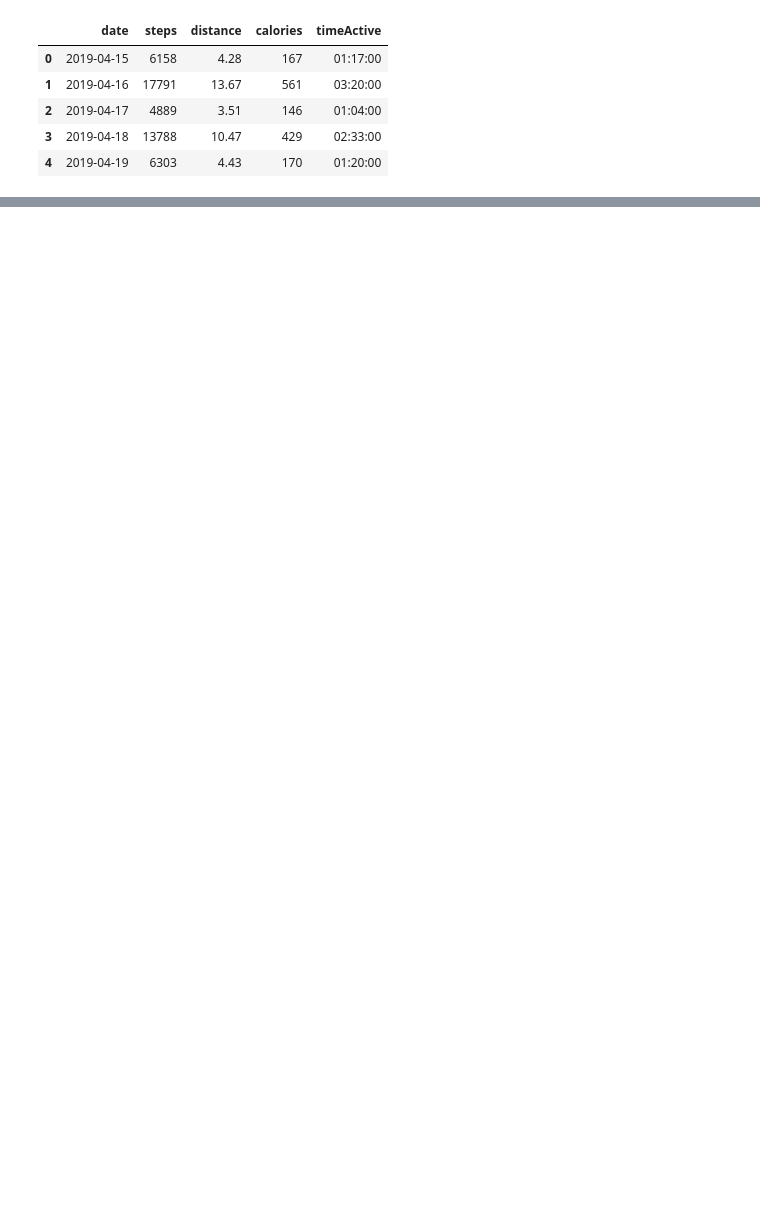
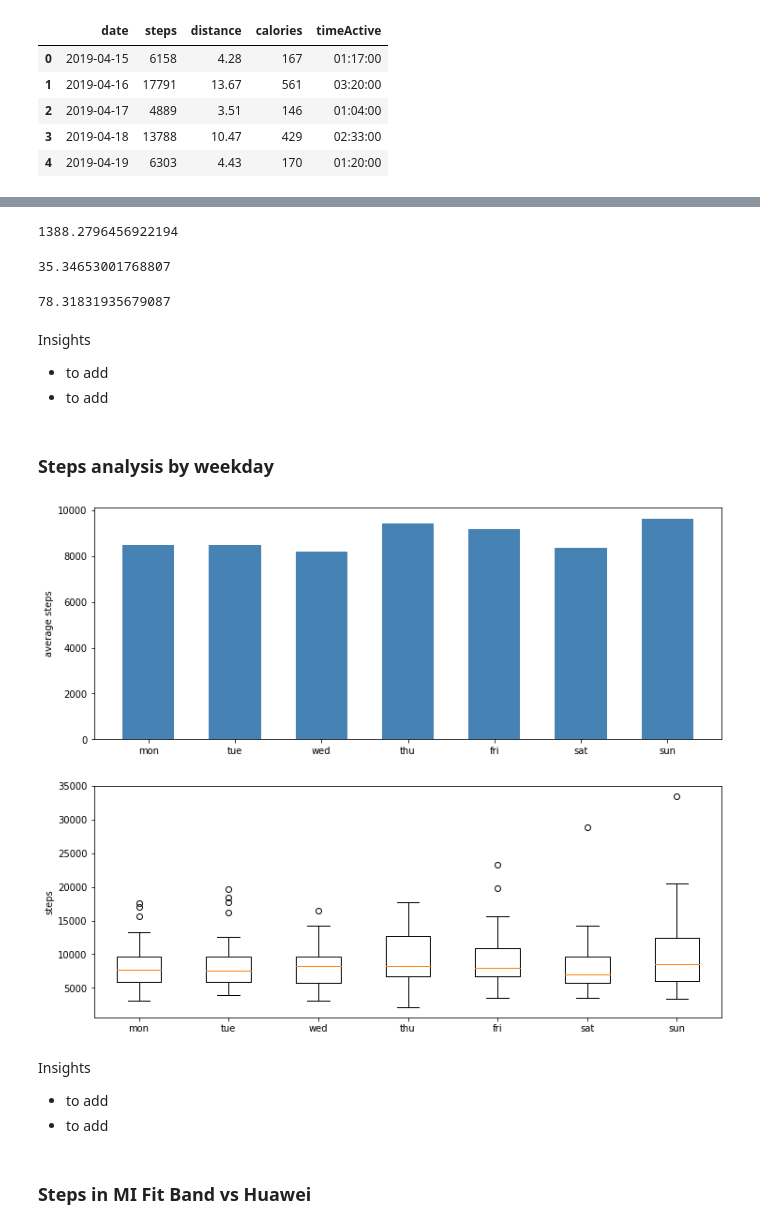
Before and after one commit to dariustamasauskas/MI-Fit-Band, a Jupyter notebook: Analysis/MI_Fit_Band.ipynb, the cells around one changed output, grey strips where cells are left out. Saved outputs shown, nothing was run; the diff lists cells and outputs as text; code cells hidden in the pictures; blank space fills up the shorter version.

```diff
--- a/Analysis/MI_Fit_Band.ipynb
+++ b/Analysis/MI_Fit_Band.ipynb
@@ -23,0 +112,53 @@ activity_data.head()
+# %%
+activity_data['steps'].mean() / activity_data['distance'].mean()
+# %% [output]
+1388.2796456922194
+# %%
+activity_data['steps'].mean() / activity_data['calories'].mean()
+# %% [output]
+35.34653001768807
+# %%
+activity_data['steps'].mean() / activity_data['minutes'].mean()
+# %% [output]
+78.31831935679087
+# %% [markdown]
+Insights
+- to add
+- to add
+# %% [markdown]
+### Steps analysis by weekday
+# %%
+fig, (ax1, ax2) = plt.subplots(2, 1, figsize=(12,10))
+
+activity_data['weekday'] = activity_data['date'].dt.dayofweek
+activity_data_weekday = activity_data.groupby(['weekday']).mean().reset_index()
+weekday_mapping = {0:'mon',1:'tue',2:'wed',3:'thu',4:'fri',5:'sat',6:'sun',}
+x1 = activity_data_weekday['weekday'].map(weekday_mapping)
+y1 = activity_data_weekday['steps']
+
+data_mon = np.array(activity_data['steps'][activity_data['weekday'] == 0])
+data_tue = np.array(activity_data['steps'][activity_data['weekday'] == 1])
+data_wed = np.array(activity_data['steps'][activity_data['weekday'] == 2])
+data_thu = np.array(activity_data['steps'][activity_data['weekday'] == 3])
+data_fri = np.array(activity_data['steps'][activity_data['weekday'] == 4])
+data_sat = np.array(activity_data['steps'][activity_data['weekday'] == 5])
+data_sun = np.array(activity_data['steps'][activity_data['weekday'] == 6])
+data = [data_mon, data_tue, data_wed, data_thu, data_fri, data_sat, data_sun]
+
+# creating bar chart for steps by weekday
+ax1.bar(x1, y1, color='steelblue', width=0.6)
+ax1.set_ylabel('average steps')
+
+# creating box plot for steps by weekday
+ax2.boxplot(data, labels=weekday_mapping.values())
+ax2.set_ylabel('steps')
+
+plt.show()
+# %% [output]
+[figure, added]
+# %% [markdown]
+Insights
+- to add
+- to add
+# %% [markdown]
+### Steps in MI Fit Band vs Huawei
```
Also changed, not shown: parts of 63 cells of this notebook.
